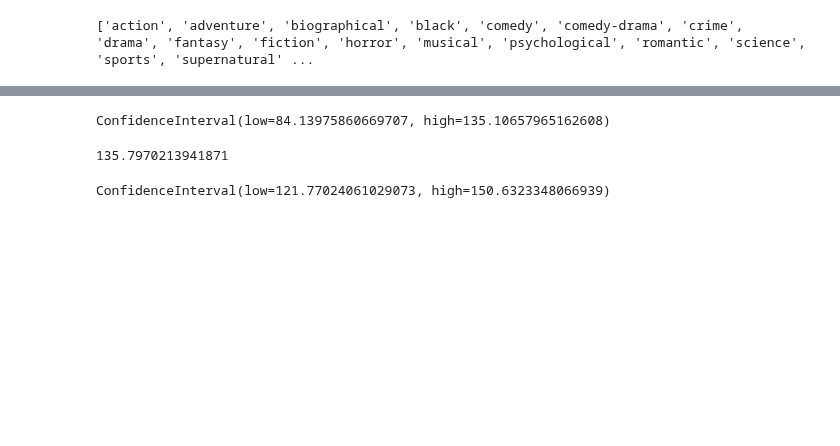
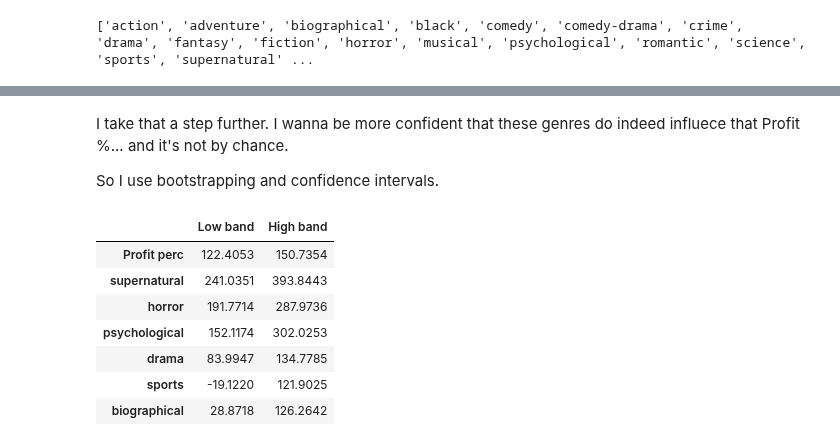
Before and after one commit to S3tuit/jup_lab, a Jupyter notebook: movies_analysis.ipynb, the cells around one changed output, grey strips where cells are left out. Saved outputs shown, nothing was run; the diff lists cells and outputs as text; code cells hidden in the pictures; blank space fills up the shorter version.

```diff
--- a/movies_analysis.ipynb
+++ b/movies_analysis.ipynb
@@ -172,28 +147,36 @@ low_df['drama'].sum()
+# %% [markdown]
+I take that a step further. I wanna be more confident that these genres do indeed influece that Profit %... and it's not by chance.
+
+So I use bootstrapping and confidence intervals.
 # %%
 from scipy.stats import bootstrap
 
-data3 = (low_df_profit_perc['drama'].dropna(),)
+conf_df_id = []
+conf_df_low = []
+conf_df_high = []
 
-bootstrap_ci = bootstrap(data3,
-                         np.mean,
-                         confidence_level=0.95,
-                         random_state=1)
+for genre in ['Profit perc'] + low_genres_trust:
+    df_to_test = (low_df_profit_perc[genre].dropna(),)
+    bootstrap_ci = bootstrap(df_to_test,
+                            np.mean,
+                            n_resamples=1999,
+                            confidence_level=0.95,
+                            random_state=1)
 
-print(bootstrap_ci.confidence_interval)
+    conf_df_id.append(genre)
+    conf_df_high.append(bootstrap_ci.confidence_interval[1])
+    conf_df_low.append(bootstrap_ci.confidence_interval[0])
+
+
+conf_df = pd.DataFrame(index=conf_df_id, data={'Low band':conf_df_low,
+            'High band':conf_df_high})
+conf_df
 # %% [output]
-ConfidenceInterval(low=84.13975860669707, high=135.10657965162608)
+|  | Low band | High band |
+| Profit perc | 122.4053 | 150.7354 |
+| supernatural | 241.0351 | 393.8443 |
+| horror | 191.7714 | 287.9736 |
+| psychological | 152.1174 | 302.0253 |
+| drama | 83.9947 | 134.7785 |
+| sports | -19.1220 | 121.9025 |
+| biographical | 28.8718 | 126.2642 |
-# %%
-low_df_profit_perc['Profit perc'].mean()
-# %% [output]
-135.7970213941871
-# %%
-data3 = (low_df_profit_perc['Profit perc'].dropna(),)
-
-bootstrap_ci = bootstrap(data3,
-                         np.mean,
-                         confidence_level=0.95,
-                         random_state=1)
-
-print(bootstrap_ci.confidence_interval)
-# %% [output]
-ConfidenceInterval(low=121.77024061029073, high=150.6323348066939)
```
Also changed, not shown: parts of 20 cells of this notebook.
